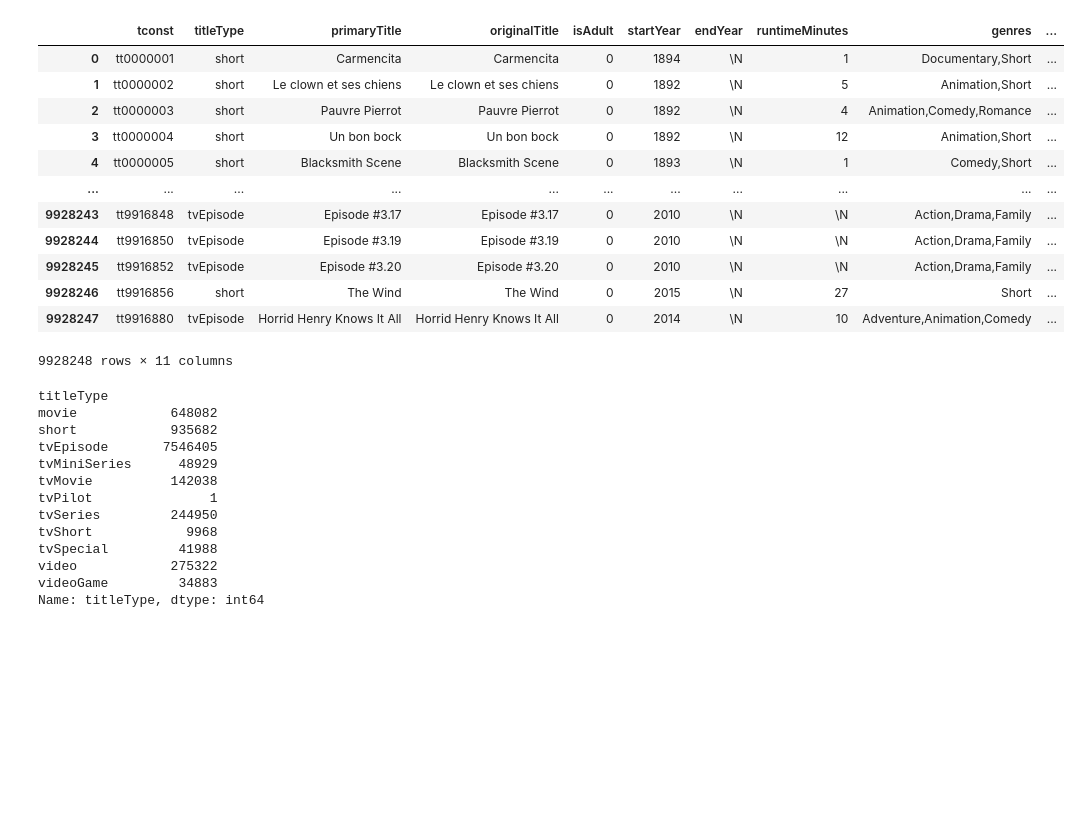
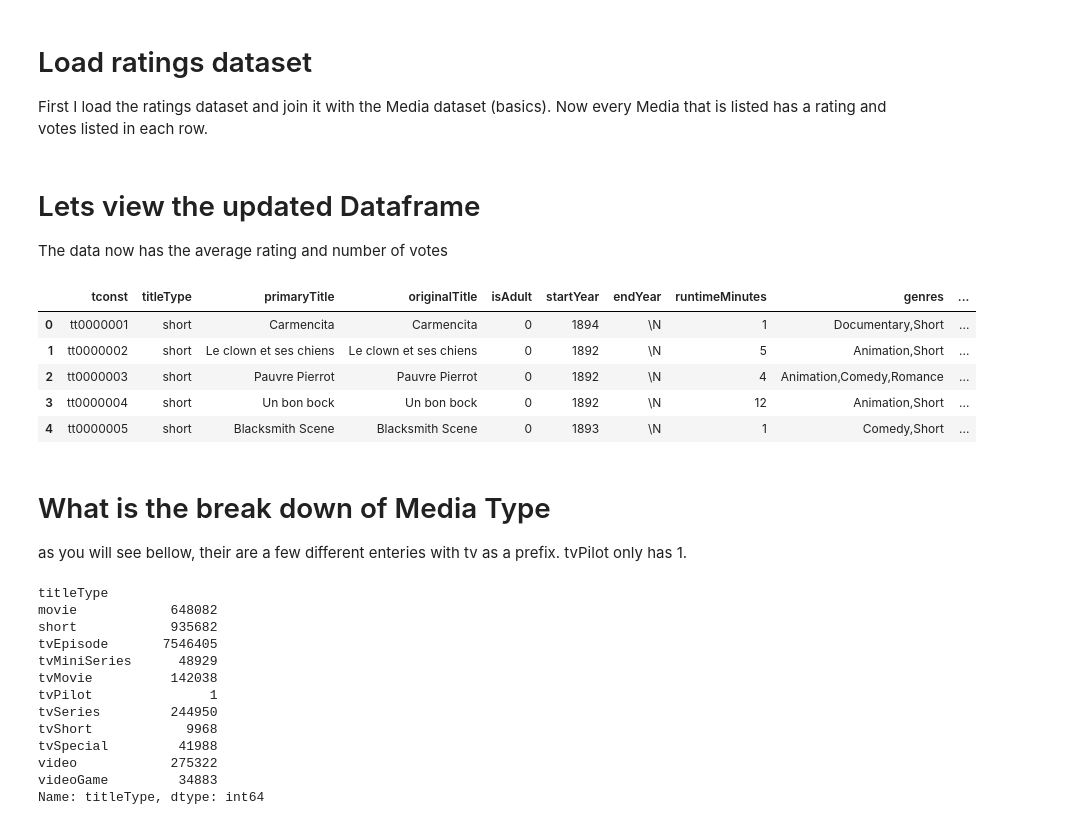
Before and after one commit to salamcast/IMDBnotebooks-DataAnalysis, a Jupyter notebook: imdb-data-pandas-playground.ipynb, the cells around one changed output. Cells and saved outputs as stored; diff of their text form; code cells hidden in the pictures; blank space fills up the shorter version.

Commit message:
Kaggle Notebook | IMDB Data Playground | Version 2

```diff
--- a/imdb-data-pandas-playground.ipynb
+++ b/imdb-data-pandas-playground.ipynb
@@ -30,25 +39,27 @@ crew_file = "/kaggle/input/imdb-basic-dataset/title.crew.tsv/data.tsv"
 # %%
-basics = pd.read_csv(tbasics_file, sep='\t')
+basics = pd.read_csv(tbasics_file, sep='\t', low_memory=False)
+# %% [markdown]
+# Load ratings dataset
+First I load the ratings dataset and join it with the Media dataset (basics).  Now every Media that is listed has a rating and votes listed in each row.
 # %%
 ratings = pd.read_csv(ratings_file, sep='\t')
 
 tbasics = basics.join(ratings.set_index('tconst'), on="tconst")
+# %% [markdown]
+# Lets view the updated Dataframe
+The data now has the average rating and number of votes
 # %%
-tbasics
+tbasics.head()
 # %% [output]
 |  | tconst | titleType | primaryTitle | originalTitle | isAdult | startYear | endYear | runtimeMinutes | genres | ... |
 | 0 | tt0000001 | short | Carmencita | Carmencita | 0 | 1894 | \N | 1 | Documentary,Short | ... |
 | 1 | tt0000002 | short | Le clown et ses chiens | Le clown et ses chiens | 0 | 1892 | \N | 5 | Animation,Short | ... |
 | 2 | tt0000003 | short | Pauvre Pierrot | Pauvre Pierrot | 0 | 1892 | \N | 4 | Animation,Comedy,Romance | ... |
 | 3 | tt0000004 | short | Un bon bock | Un bon bock | 0 | 1892 | \N | 12 | Animation,Short | ... |
 | 4 | tt0000005 | short | Blacksmith Scene | Blacksmith Scene | 0 | 1893 | \N | 1 | Comedy,Short | ... |
-| ... | ... | ... | ... | ... | ... | ... | ... | ... | ... | ... |
-| 9928243 | tt9916848 | tvEpisode | Episode #3.17 | Episode #3.17 | 0 | 2010 | \N | \N | Action,Drama,Family | ... |
-| 9928244 | tt9916850 | tvEpisode | Episode #3.19 | Episode #3.19 | 0 | 2010 | \N | \N | Action,Drama,Family | ... |
-| 9928245 | tt9916852 | tvEpisode | Episode #3.20 | Episode #3.20 | 0 | 2010 | \N | \N | Action,Drama,Family | ... |
-| 9928246 | tt9916856 | short | The Wind | The Wind | 0 | 2015 | \N | 27 | Short | ... |
-| 9928247 | tt9916880 | tvEpisode | Horrid Henry Knows It All | Horrid Henry Knows It All | 0 | 2014 | \N | 10 | Adventure,Animation,Comedy | ... |
-9928248 rows × 11 columns
+# %% [markdown]
+# What is the break down of Media Type
+as you will see bellow, their are a few different enteries with tv as a prefix. tvPilot only has 1.
 # %%
 tbasics.groupby(['titleType']).titleType.count()
 # %% [output]
```
Also changed, not shown: parts of 28 cells of this notebook.
